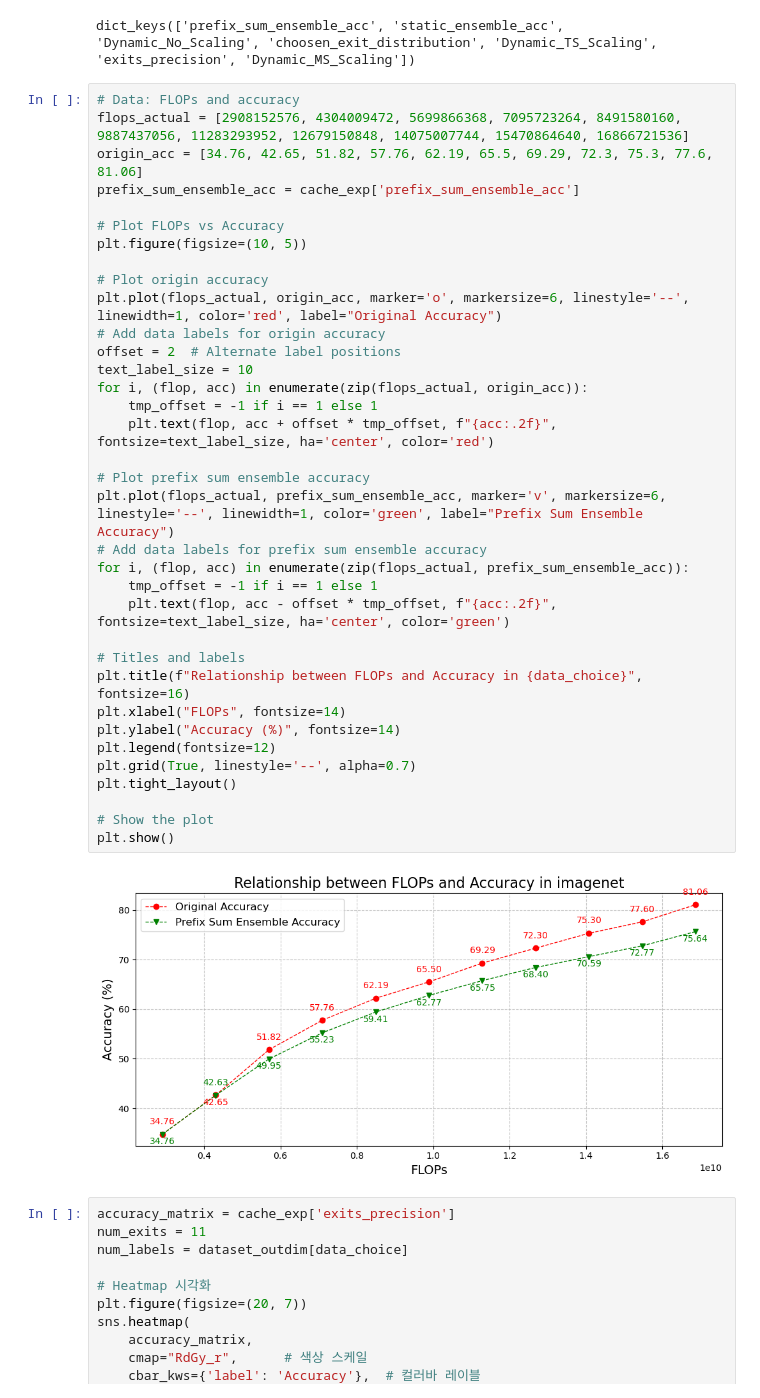
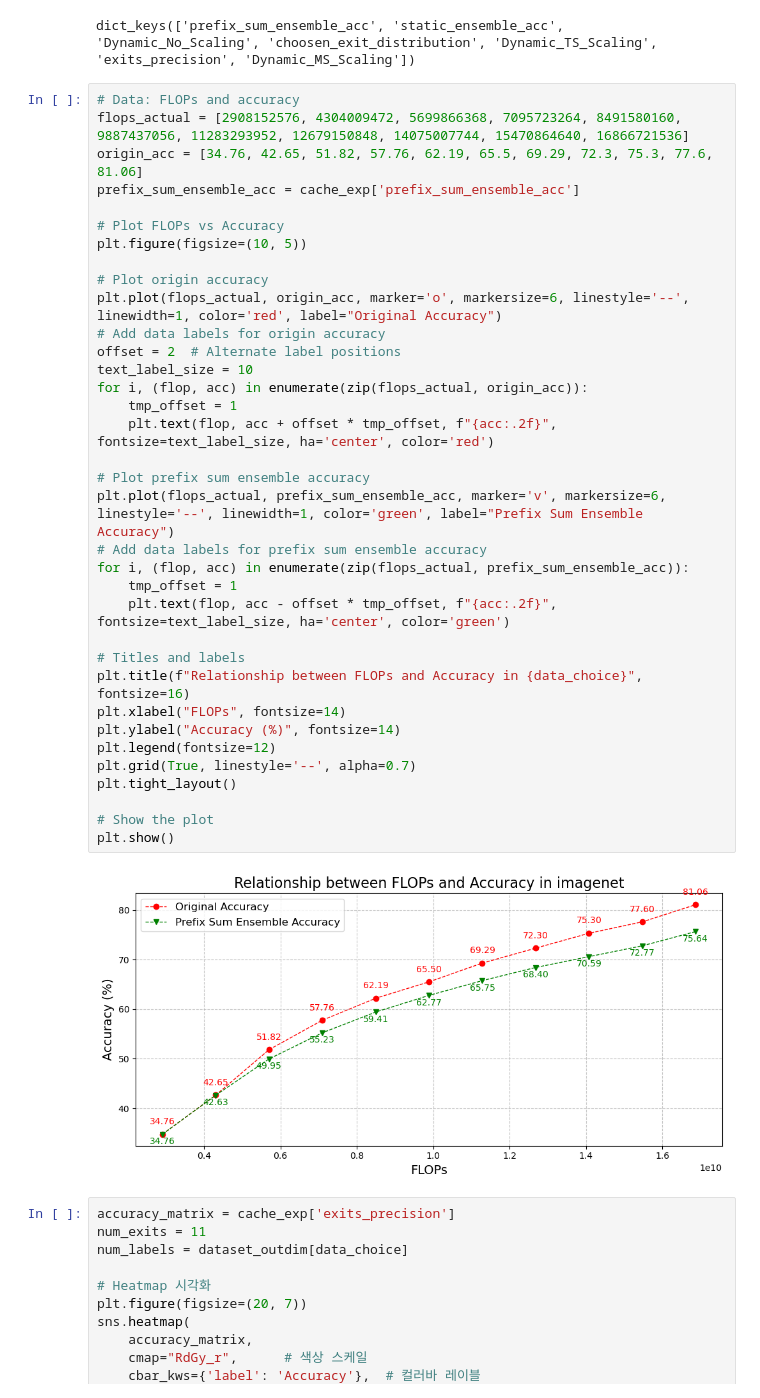
Before and after one commit to GooDongWoo/MEV, a Jupyter notebook: my_plot.ipynb, the cells around one changed output. Saved outputs shown, nothing was run; the diff lists cells and outputs as text.

Commit message:
plot finished

```diff
--- a/my_plot.ipynb
+++ b/my_plot.ipynb
@@ -300,36 +300,36 @@ origin_acc = [34.76, 42.65, 51.82, 57.76, 62.19, 65.5, 69.29, 72.3, 75.3, 77.6,
 prefix_sum_ensemble_acc = cache_exp['prefix_sum_ensemble_acc']
 
 # Plot FLOPs vs Accuracy
 plt.figure(figsize=(10, 5))
 
 # Plot origin accuracy
 plt.plot(flops_actual, origin_acc, marker='o', markersize=6, linestyle='--', linewidth=1, color='red', label="Original Accuracy")
 # Add data labels for origin accuracy
 offset = 2  # Alternate label positions
 text_label_size = 10
 for i, (flop, acc) in enumerate(zip(flops_actual, origin_acc)):
-    tmp_offset = -1 if i == 1 else 1
+    tmp_offset = 1
     plt.text(flop, acc + offset * tmp_offset, f"{acc:.2f}", fontsize=text_label_size, ha='center', color='red')
 
 # Plot prefix sum ensemble accuracy
 plt.plot(flops_actual, prefix_sum_ensemble_acc, marker='v', markersize=6, linestyle='--', linewidth=1, color='green', label="Prefix Sum Ensemble Accuracy")
 # Add data labels for prefix sum ensemble accuracy
 for i, (flop, acc) in enumerate(zip(flops_actual, prefix_sum_ensemble_acc)):
-    tmp_offset = -1 if i == 1 else 1
+    tmp_offset = 1
     plt.text(flop, acc - offset * tmp_offset, f"{acc:.2f}", fontsize=text_label_size, ha='center', color='green')
 
 # Titles and labels
 plt.title(f"Relationship between FLOPs and Accuracy in {data_choice}", fontsize=16)
 plt.xlabel("FLOPs", fontsize=14)
 plt.ylabel("Accuracy (%)", fontsize=14)
 plt.legend(fontsize=12)
 plt.grid(True, linestyle='--', alpha=0.7)
 plt.tight_layout()
 
 # Show the plot
 plt.show()
 # %% [output]
-[figure, old version]
+[figure, new version]
 # %%
 accuracy_matrix = cache_exp['exits_precision']
 num_exits = 11
```
Also changed, not shown: 1 other file.
